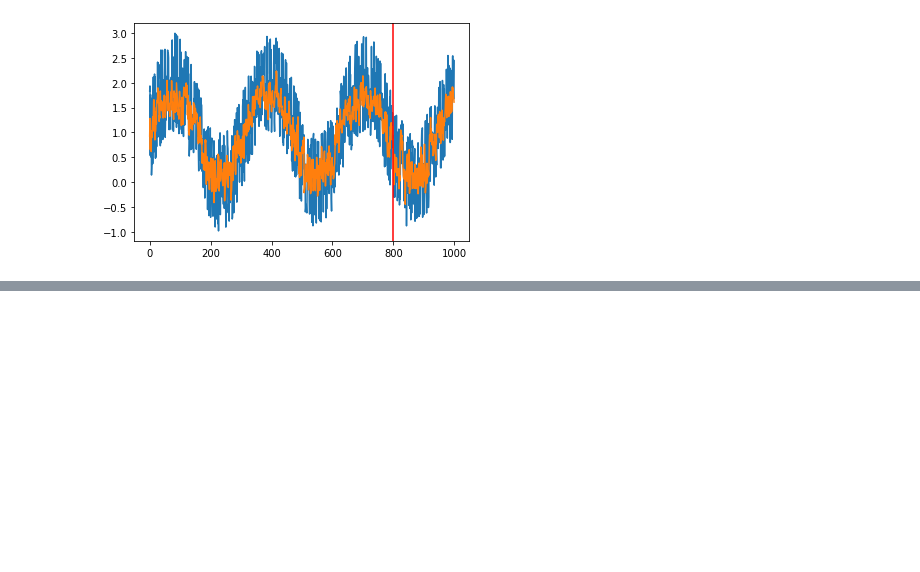
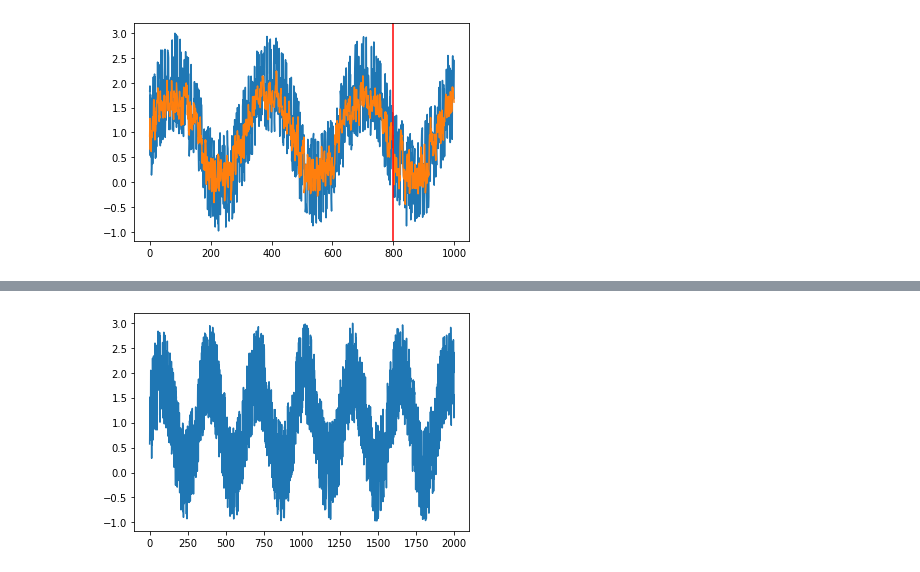
Before and after one commit to KillerStrike17/DeepLearning_for_NLP, a Jupyter notebook: Recurrent_Neural_Networks_101/Time_Series_Prediction.ipynb, the cells around one changed output, grey strips where cells are left out. Cells and saved outputs as stored; diff of their text form; code cells hidden in the pictures; blank space fills up the shorter version.

```diff
--- a/Recurrent_Neural_Networks_101/Time_Series_Prediction.ipynb
+++ b/Recurrent_Neural_Networks_101/Time_Series_Prediction.ipynb
@@ -174,0 +196,14 @@ plt.show()
+# %%
+step = 4
+N = 2000
+Tp = 1600
+
+# Generating data with sine curve and adding some random value to it in range[2,-2]
+
+t=np.arange(0,N)
+# print("t:- ",t)
+# print(np.random.rand(N))
+x=np.sin(0.02*t)+2*np.random.rand(N)
+# print(len(x))
+df = pd.DataFrame(x)
+df.head()
@@ -174,0 +217,5 @@ plt.show()
+# %%
+plt.plot(df)
+plt.show()
+# %% [output]
+[figure, added]
```
Also changed, not shown: parts of 31 cells of this notebook.
